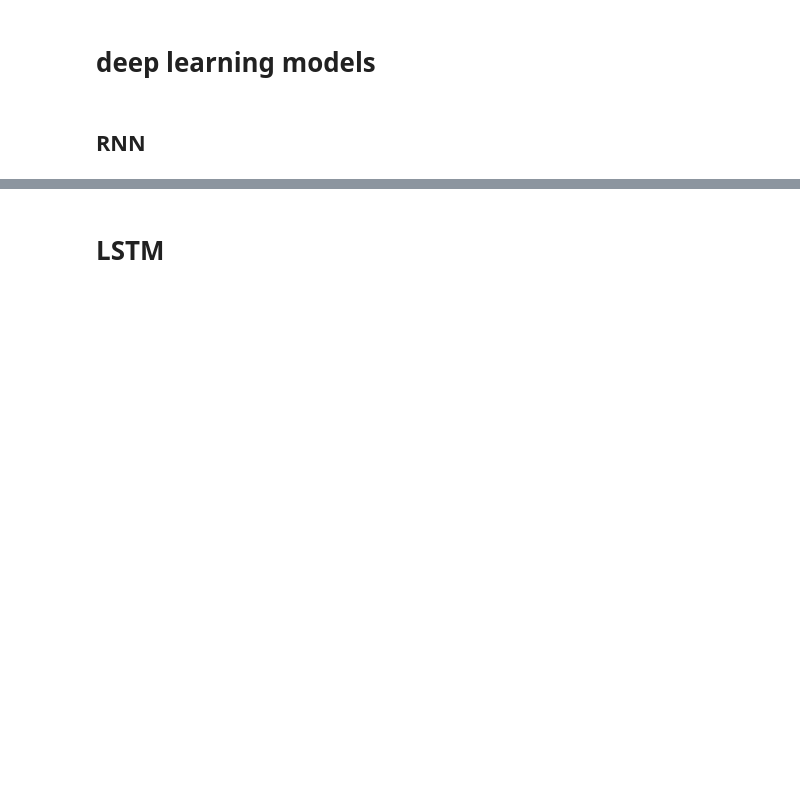
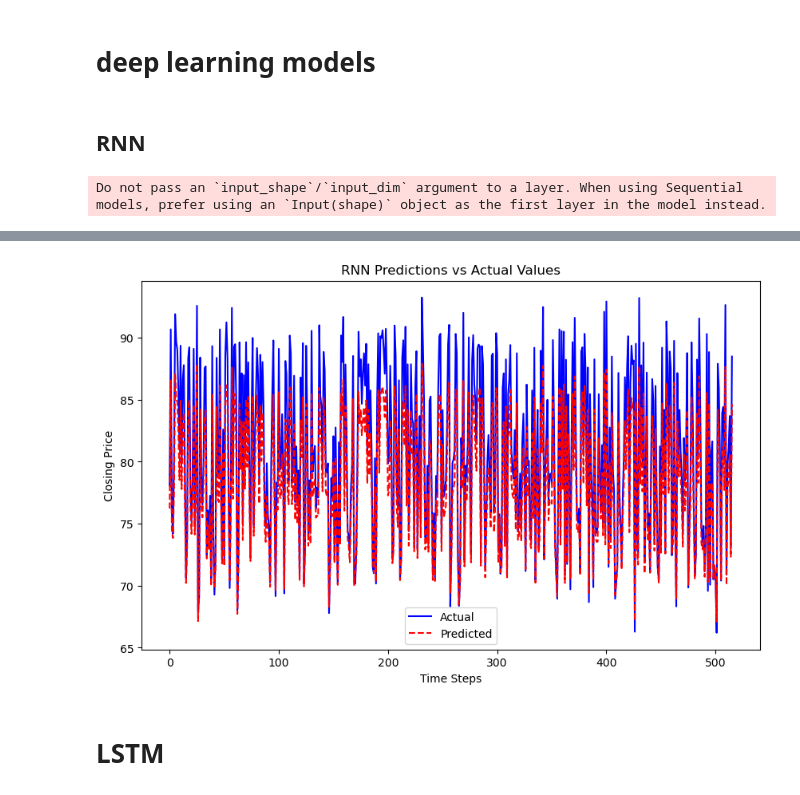
Before and after one commit to shivani309/ForEx, a Jupyter notebook: eurinr.ipynb, the cells around one changed output, grey strips where cells are left out. Saved outputs shown, nothing was run; the diff lists cells and outputs as text; code cells hidden in the pictures; blank space fills up the shorter version.

```diff
--- a/eurinr.ipynb
+++ b/eurinr.ipynb
@@ -2,7 +2,7 @@
 import numpy as np
 import pandas as pd
 # %%
-df = pd.read_csv(r'C:\Users\DELL\Documents\GitHub\ForEx\all_data.csv')
+df = pd.read_csv(r'C:\Users\Sejal Hanmante\OneDrive\Documents\GitHub\ForEx\all_data.csv')
 df.head()
 # %% [output]
 |  | Date | Open_price | Day_high | Day_low | Closing_price | Currency Pair |
@@ -812,11 +889,11 @@ from tensorflow.keras.layers import SimpleRNN, Dense, Dropout
 
 # Define features (X) and target (y)
 target = 'Closing_price'  # Change to your target column
-features = [col for col in jpy_inr.columns if col not in ['Date', target]]
+features = [col for col in eur_inr.columns if col not in ['Date', target]]
 
 # Separate X and y
-X = jpy_inr[features]
-y = jpy_inr[target].values
+X = eur_inr[features]
+y = eur_inr[target].values
 X= X.select_dtypes('number').values
 # Normalize X and y
 scaler_X = MinMaxScaler()
@@ -882,3 +959,5 @@ plt.title("RNN Predictions vs Actual Values")
 plt.xlabel("Time Steps")
 plt.ylabel("Closing Price")
 plt.show()
+# %% [output]
+Do not pass an `input_shape`/`input_dim` argument to a layer. When using Sequential models, prefer using an `Input(shape)` object as the first layer in the model instead.
@@ -885,2 +981,3 @@ plt.show()
+[figure, added]
 # %% [markdown]
 # LSTM
```
Also changed, not shown: parts of 23 cells of this notebook.
